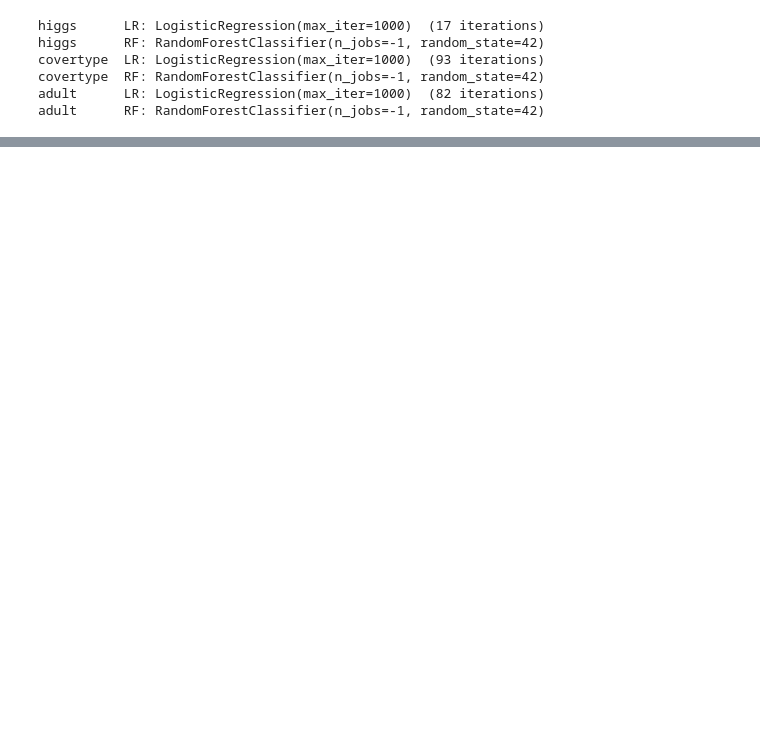
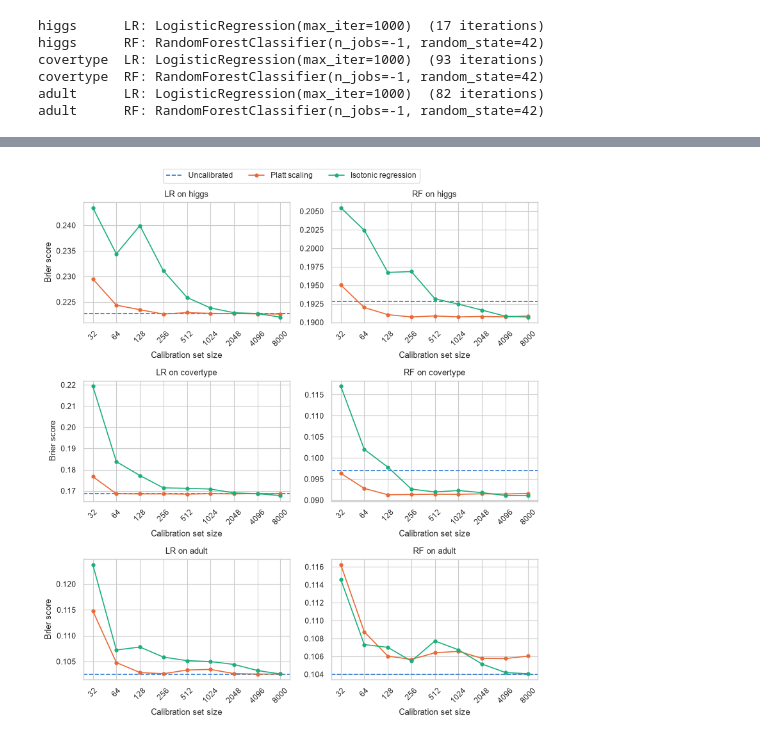
Before and after one commit to MarcoColan01/project-probcalibration-statsML2526, a Jupyter notebook: notebooks/2_training_calibration.ipynb, the cells around one changed output, grey strips where cells are left out. Cells and saved outputs as stored; diff of their text form; code cells hidden in the pictures; blank space fills up the shorter version.

```diff
--- a/notebooks/2_training_calibration.ipynb
+++ b/notebooks/2_training_calibration.ipynb
@@ -66,0 +274,49 @@ np.savez_compressed(
+# %%
+CAL_SIZES = [2 ** k for k in range(5, 13)]
+
+
+def stratified_order(y, random_state=RANDOM_STATE):
+    rng = np.random.default_rng(random_state)
+    rank = np.empty(len(y))
+    for c in np.unique(y):
+        idx = rng.permutation(np.flatnonzero(y == c))
+        rank[idx] = (np.arange(len(idx)) + 0.5) / len(idx)
+    return np.argsort(rank, kind="stable")
+
+
+rows = []
+for name, model_name in models:
+    y_cal, y_test = data[name]["cal"][1], data[name]["test"][1]
+    s_cal = outputs[name, model_name, "cal"][0]
+    s_test, p_test = outputs[name, model_name, "test"]
+    order = stratified_order(y_cal)
+    for n in CAL_SIZES + [len(y_cal)]:
+        idx = order[:n]
+        info = {"dataset": name, "model": model_name, "size": n, "positives": int(y_cal[idx].sum())}
+        rows.append({**info, "method": "uncalibrated", **evaluate(y_test, p_test)})
+        for method, Calibrator in CALIBRATORS.items():
+            p = Calibrator().fit(s_cal[idx], y_cal[idx]).predict_proba(s_test)
+            rows.append({**info, "method": method, **evaluate(y_test, p)})
+
+cal_size = pd.DataFrame(rows)
+cal_size.to_csv(RESULTS_DIR / "calibration_size.csv", index=False)
+
+
+
+fig, axes = plt.subplots(len(DATASETS), len(MODELS), figsize=(8, 8.5))
+for i, name in enumerate(DATASETS):
+    for j, model_name in enumerate(MODELS):
+        g = cal_size[(cal_size["dataset"] == name) & (cal_size["model"] == model_name)]
+        sizes = g.loc[g["method"] == "platt", "size"].to_numpy()
+        series = [(g.loc[g["method"] == m, "brier"].to_numpy(), COLORS[m], LABELS[m])
+                  for m in CALIBRATORS]
+        uncal = g.loc[g["method"] == "uncalibrated", "brier"].iloc[0]
+        calibration_size_curve(axes[i, j], sizes, series, uncal, COLORS["uncalibrated"])
+        axes[i, j].set(title=f"{model_name} on {name}", xlabel="Calibration set size",
+                       ylabel="Brier score" if j == 0 else "")
+handles, labels = axes[0, 0].get_legend_handles_labels()
+fig.legend(handles, labels, loc="upper center", ncol=3, bbox_to_anchor=(0.5, 1.03))
+fig.tight_layout()
+fig.savefig(FIG_DIR / "calibration_size.pdf", bbox_inches="tight")
+# %% [output]
+[figure, added]
```
Also changed, not shown: parts of 8 cells of this notebook, 1 other file.
